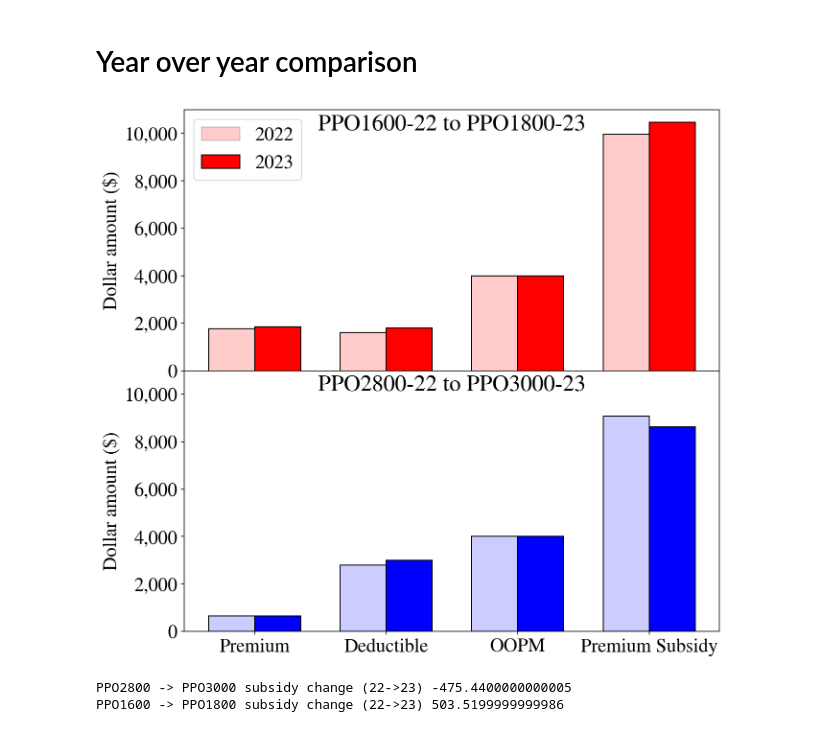
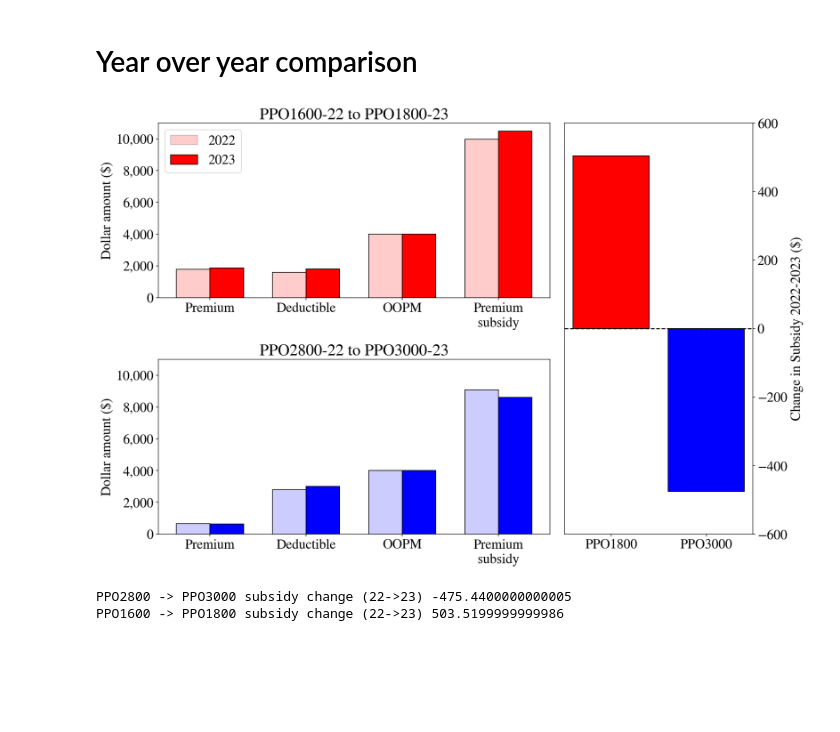
Before and after one commit to sbooeshaghi/health-insurance, a Jupyter notebook: healthcare_costs.ipynb, the cells around one changed output. Saved outputs shown, nothing was run; the diff lists cells and outputs as text; code cells hidden in the pictures; blank space fills up the shorter version.

Commit message:
fixed YoY plot

```diff
--- a/healthcare_costs.ipynb
+++ b/healthcare_costs.ipynb
@@ -737,5 +739,9 @@ pd.DataFrame({"min_savings":min_savings.reshape(-1), "max_savings":max_savings.r
 # %%
-fig, axs = plt.subplots(figsize=(10,10), nrows=2)
+fig = plt.figure(tight_layout=True, figsize=(15,10))
+gs = gridspec.GridSpec(2, 3)
+
+axs = [fig.add_subplot(gs[0, 0:2]), fig.add_subplot(gs[1, 0:2]), fig.add_subplot(gs[:, 2])]
+
 fig.subplots_adjust(hspace=0, wspace=0)
 
 ######################################################################################################################################################
@@ -763,7 +769,7 @@ y23 = [
     premium23, deductible23, oopm23, sub23
 ]
 
-labels = ["Premium", "Deductible", "OOPM", "Premium Subsidy"]
+labels = ["Premium", "Deductible", "OOPM", "Premium\nsubsidy"]
 x = np.arange(len(labels))
 width = 0.35
 ax.bar(x-width/2, y22, width=width, label=2022, edgecolor="k", color="red", alpha=0.2)
@@ -778,7 +784,7 @@ ax.set(**{
     "ylabel": "Dollar amount ($)"
     }
 )
-ax.set_title(f"{plan22} to {plan23}", position=(0.5, 0.9))
+ax.set_title(f"{plan22} to {plan23}")
 ax.yaxis.set_major_formatter(mpl.ticker.StrMethodFormatter('{x:,.0f}'))
 ax.legend()
 
@@ -800,36 +806,51 @@ y22 = [
 plan23 = "PPO3000-23"
 premium23, deductible23, oopm23, sub23 = (
     plans[plan23]["premium"],
     plans[plan23]["deductible"],
     plans[plan23]["oopm"],
     plans[plan23]["premium_subsidy"]
 )
 y23 = [
     premium23, deductible23, oopm23, sub23
 ]
 
-labels = ["Premium", "Deductible", "OOPM", "Premium Subsidy"]
+labels = ["Premium", "Deductible", "OOPM", "Premium\nsubsidy"]
 x = np.arange(len(labels))
 width = 0.35
 ax.bar(x-width/2, y22, width=width, edgecolor="k",  color="blue", alpha=0.2)
 ax.bar(x-width/2, y22, width=width, edgecolor="k",  facecolor="none")
 ax.bar(x+width/2, y23, width=width, edgecolor="k",  color="blue")
 
 ax.set(**{
     "xticks": x,
     "xticklabels": labels,
     "ylim": (0, 11_000),
     "ylabel": "Dollar amount ($)"
     }
 )
-ax.set_title(f"{plan22} to {plan23}", position=(0.5, 0.9))
+ax.set_title(f"{plan22} to {plan23}")
 
 ax.yaxis.set_major_formatter(mpl.ticker.StrMethodFormatter('{x:,.0f}'))
 
 
+ax = axs[2]
+labels = ["PPO1800", "PPO3000"]
+y = [
+    plans["PPO1800-23"]["premium_subsidy"] - plans["PPO1600-22"]["premium_subsidy"],
+    plans["PPO3000-23"]["premium_subsidy"] - plans["PPO2800-22"]["premium_subsidy"],
+]
+ax.bar(labels, y, edgecolor="k", color=["red", "blue"])
+ax.axhline(0, color="k", linestyle="--")
+ax.set(**{
+    "ylabel": "Change in Subsidy 2022-2023 ($)",
+    "ylim": (-600, 600)
+})
+ax.yaxis.tick_right()
+ax.yaxis.set_label_position("right")
+
 fig.show()
 # %% [output]
-[figure, old version]
+[figure, new version]
 # %%
 print("PPO2800 -> PPO3000 subsidy change (22->23)", plans["PPO3000-23"]["premium_subsidy"] - plans["PPO2800-22"]["premium_subsidy"])
 print("PPO1600 -> PPO1800 subsidy change (22->23)", plans["PPO1800-23"]["premium_subsidy"] - plans["PPO1600-22"]["premium_subsidy"])
```
Also changed, not shown: parts of 2 cells of this notebook.
